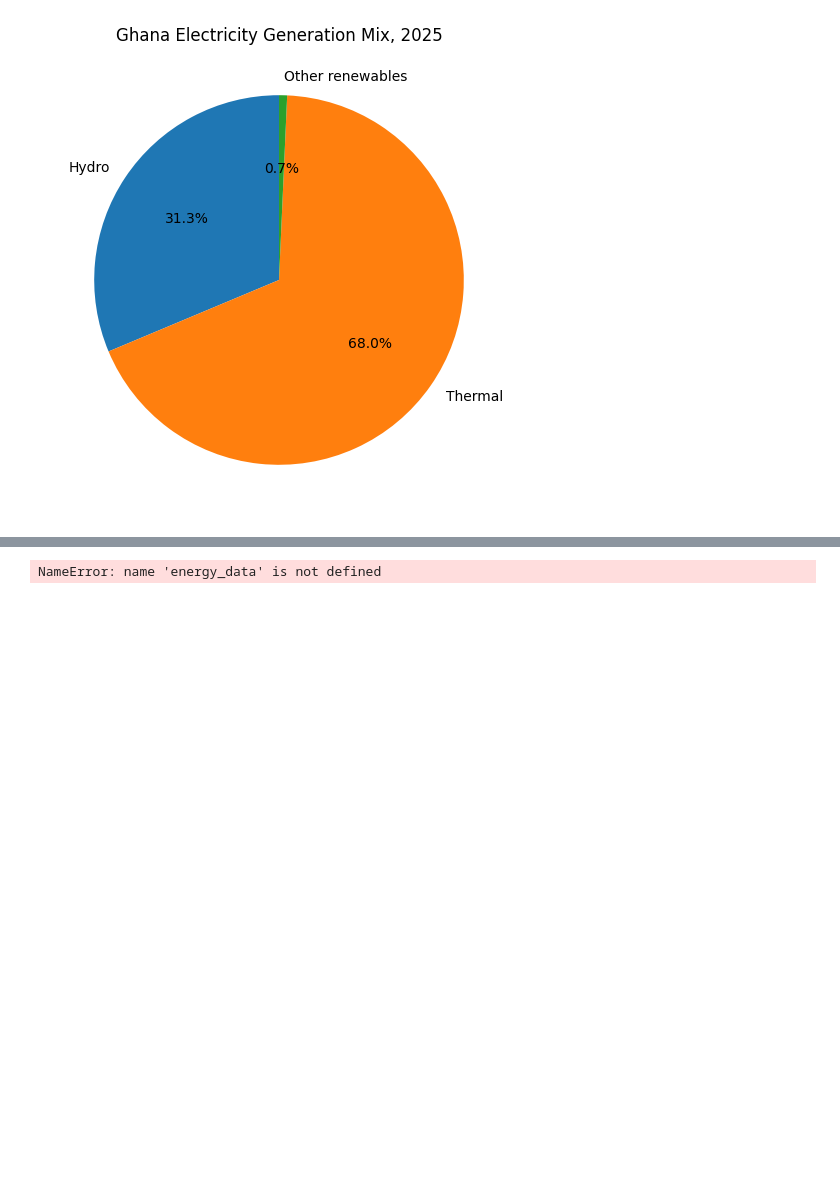
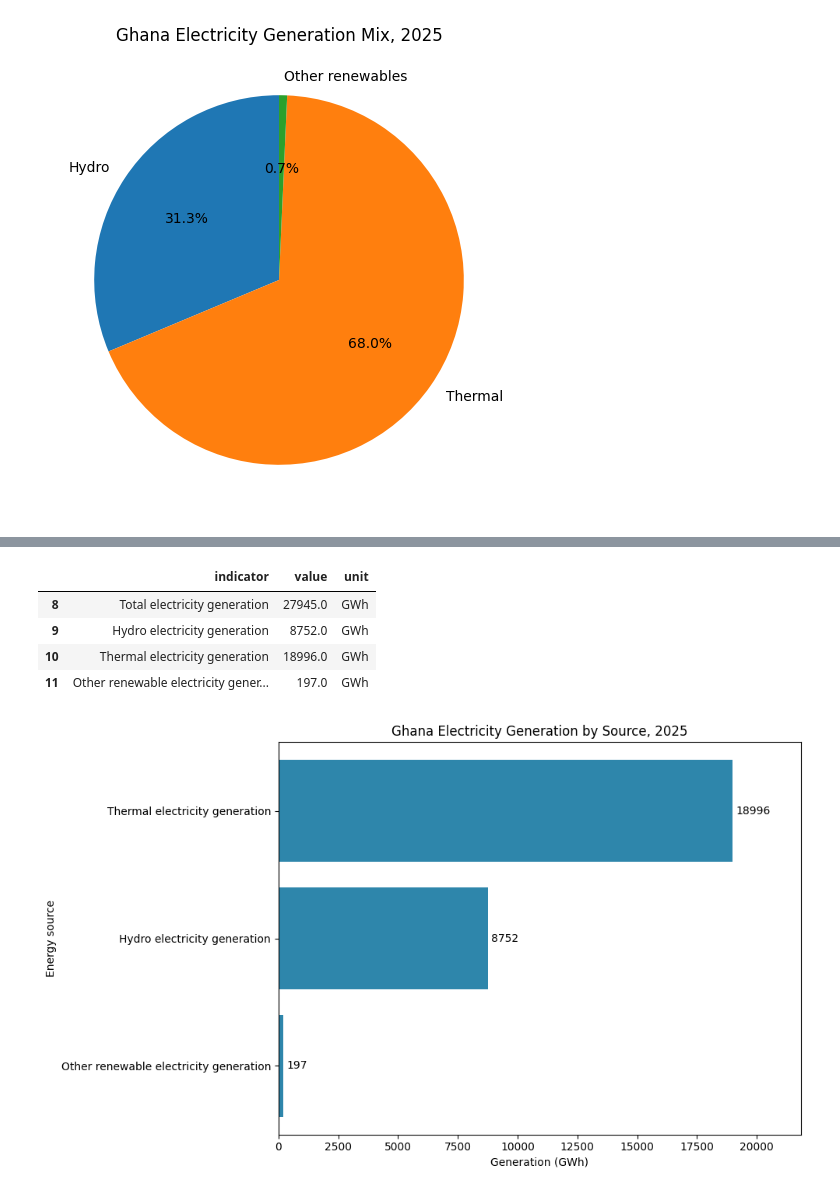
Before and after one commit to GHseyram/Ghana-energy-transition-investment-analytics, a Jupyter notebook: notebooks/python/01_python_basics.ipynb, the cells around one changed output, grey strips where cells are left out. Cells and saved outputs as stored; diff of their text form; code cells hidden in the pictures; blank space fills up the shorter version.

```diff
--- a/notebooks/python/01_python_basics.ipynb
+++ b/notebooks/python/01_python_basics.ipynb
@@ -42,13 +65,49 @@ plt.show()
 # %%
-generation_data = energy_data[
-    energy_data["indicator"].str.contains(
+gwh_data = energy_data[energy_data["unit"] == "GWh"]
+
+generation_data = gwh_data[
+    gwh_data["indicator"].str.contains(
         "generation",
         case=False,
         na=False
     )
-    & (energy_data["unit"] == "GWh")
-].copy()
+]
 
 generation_data[["indicator", "value", "unit"]]
 # %% [output]
-NameError: name 'energy_data' is not defined
+|  | indicator | value | unit |
+| 8 | Total electricity generation | 27945.0 | GWh |
+| 9 | Hydro electricity generation | 8752.0 | GWh |
+| 10 | Thermal electricity generation | 18996.0 | GWh |
+| 11 | Other renewable electricity gener... | 197.0 | GWh |
+# %%
+import matplotlib.pyplot as plt
+
+plot_data = generation_data[
+    ~generation_data["indicator"].str.contains(
+        "total",
+        case=False,
+        na=False
+    )
+].copy()
+
+plot_data = plot_data.sort_values("value")
+
+plt.figure(figsize=(10, 6))
+
+bars = plt.barh(
+    plot_data["indicator"],
+    plot_data["value"],
+    color="#2E86AB"
+)
+
+plt.bar_label(bars, fmt="%.0f", padding=3)
+
+plt.title("Ghana Electricity Generation by Source, 2025")
+plt.xlabel("Generation (GWh)")
+plt.ylabel("Energy source")
+plt.xlim(0, plot_data["value"].max() * 1.15)
+plt.tight_layout()
+plt.show()
+# %% [output]
+[figure, added]
```
Also changed, not shown: parts of 1 cell of this notebook.
